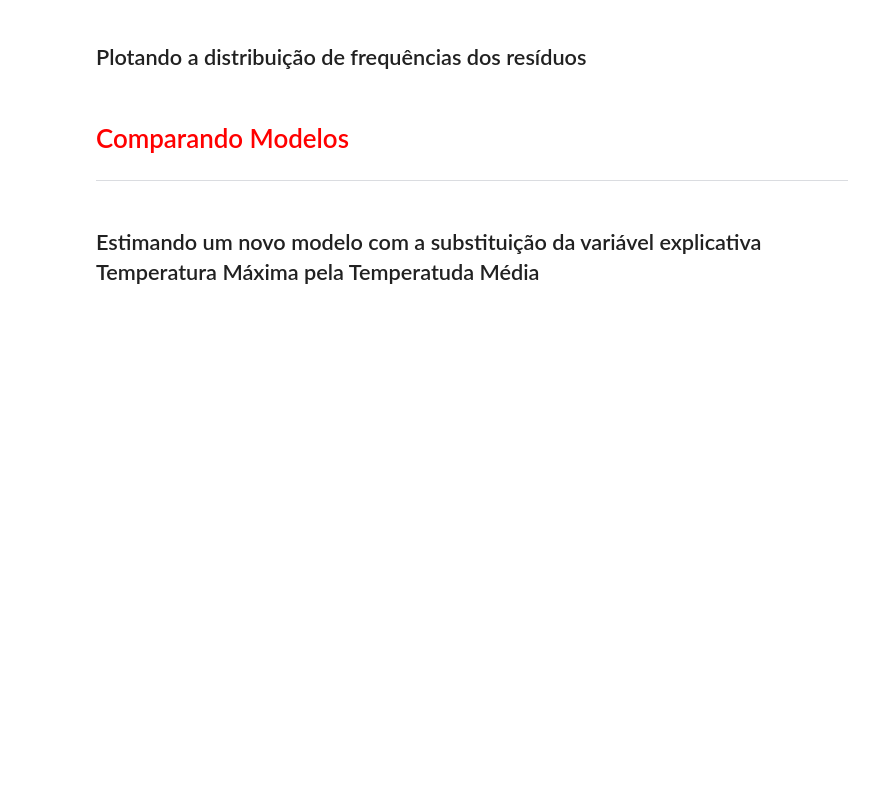
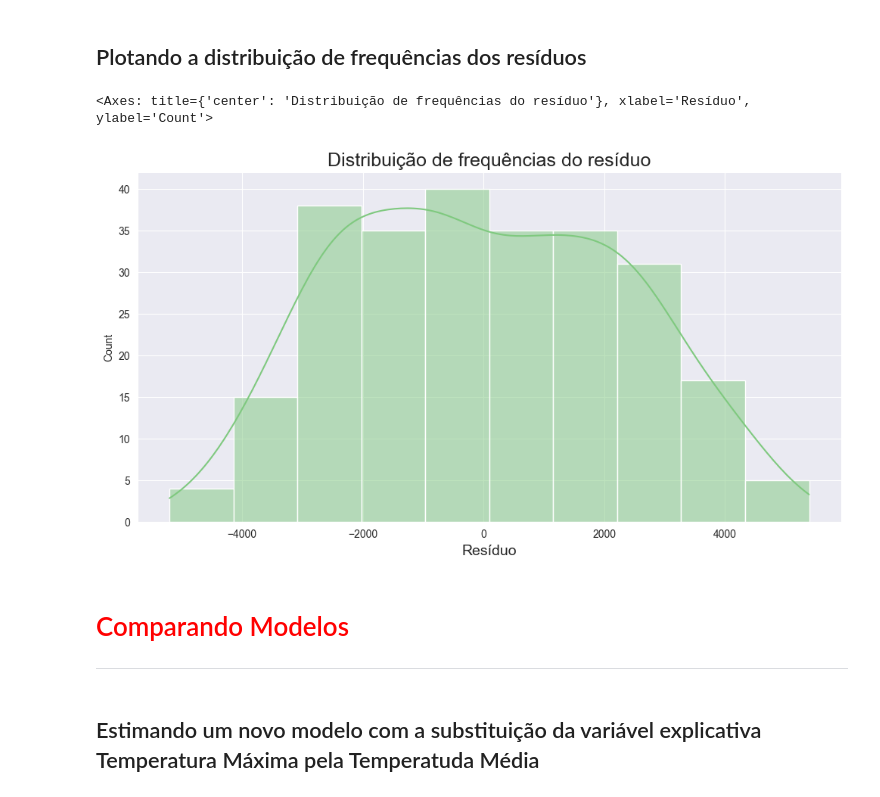
Before and after one commit to naimeaiub/Analise-Estatistica-IBGE, a Jupyter notebook: 6. Regressão linear - testando relações e prevendo resultados/Projeto/Regressão Linear.ipynb, the cells around one changed output. Cells and saved outputs as stored; diff of their text form; code cells hidden in the pictures; blank space fills up the shorter version.

```diff
--- a/6. Regressão linear - testando relações e prevendo resultados/Projeto/Regressão Linear.ipynb
+++ b/6. Regressão linear - testando relações e prevendo resultados/Projeto/Regressão Linear.ipynb
@@ -543,5 +577,14 @@ Fonte: Econometria Básica - 5ª edição - Gujarati e Porter
 # %% [markdown]
 ## Plotando a distribuição de frequências dos resíduos
+# %%
+ax = sns.histplot(residuo, kde=True)
+ax.figure.set_size_inches(12, 6)
+ax.set_title('Distribuição de frequências do resíduo', fontsize=18)
+ax.set_xlabel('Resíduo', fontsize=14)
+ax
+# %% [output]
+<Axes: title={'center': 'Distribuição de frequências do resíduo'}, xlabel='Resíduo', ylabel='Count'>
+[figure, added]
 # %% [markdown]
 # <font color='red' style='font-size: 30px;'>Comparando Modelos</font>
 <hr style='border: 2px solid red;'>
```
Also changed, not shown: parts of 5 cells of this notebook.
